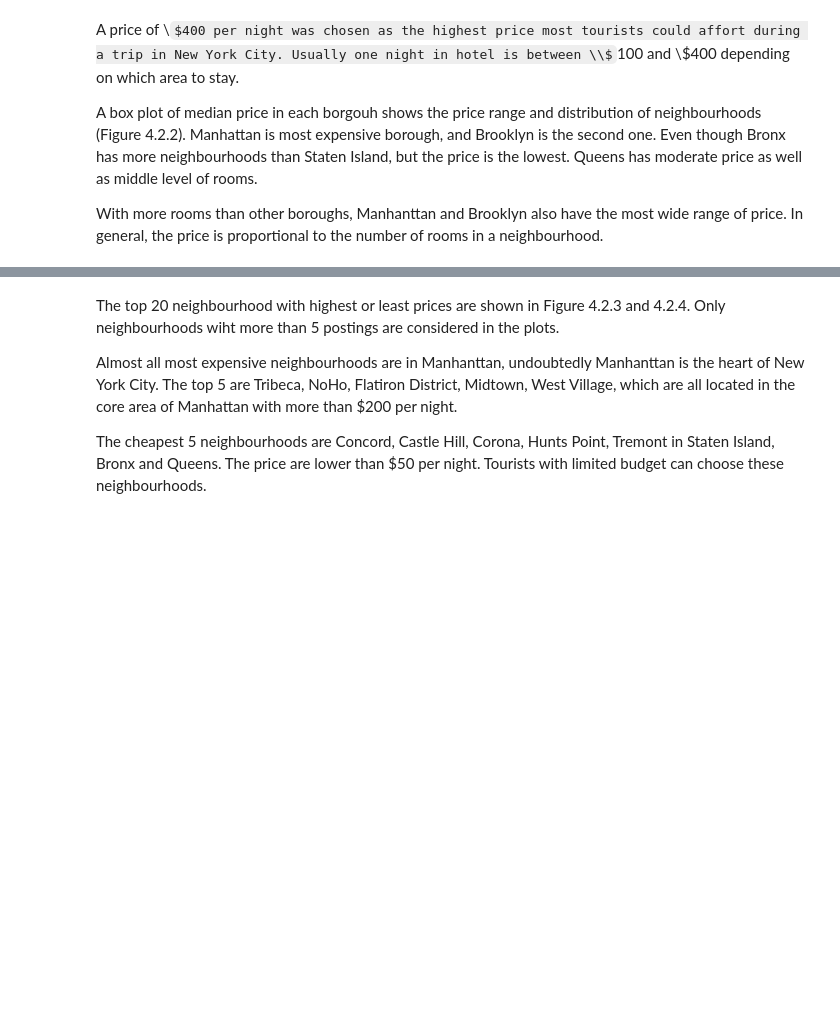
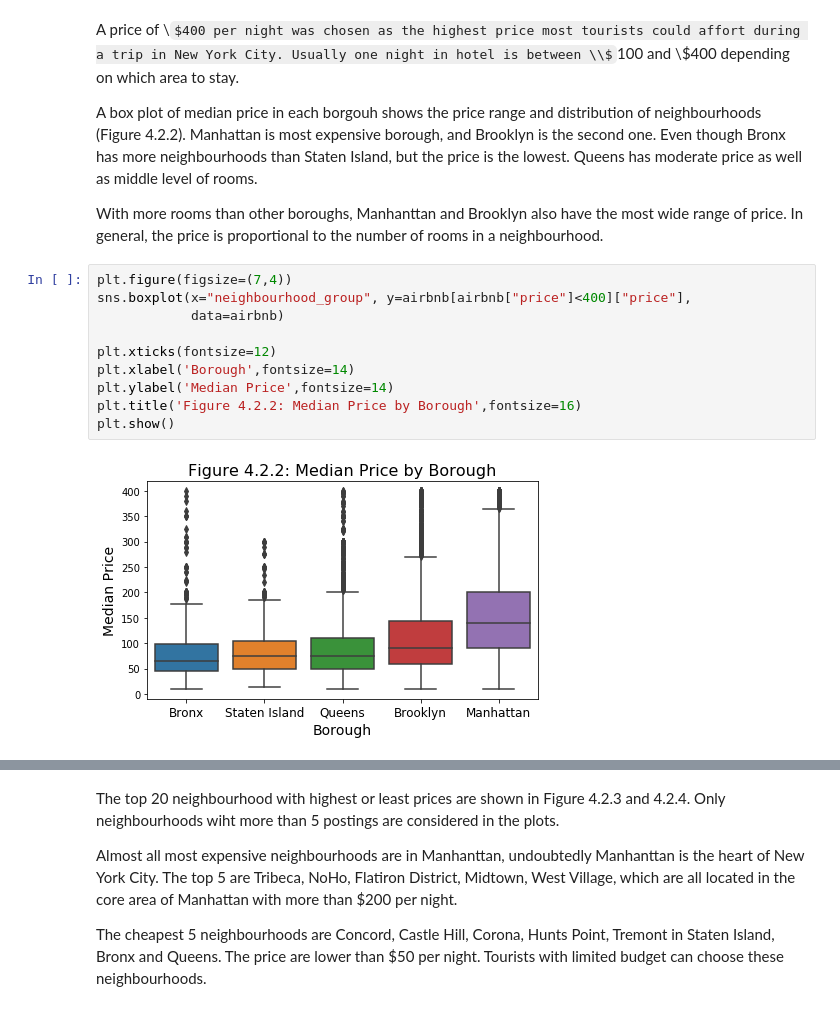
Before and after one commit to MaxYichenWang/NY-Airbnb, a Jupyter notebook: NY_Airbnb_Report.ipynb, the cells around one changed output, grey strips where cells are left out. Cells and saved outputs as stored; diff of their text form; some formulas as TeX source; blank space fills up the shorter version.

```diff
--- a/NY_Airbnb_Report.ipynb
+++ b/NY_Airbnb_Report.ipynb
@@ -116,6 +401,18 @@ A price of \\$400 per night was chosen as the highest price most tourists could
 A box plot of median price in each borgouh shows the price range and distribution of neighbourhoods (Figure 4.2.2). Manhattan is most expensive borough, and Brooklyn is the second one. Even though Bronx has more neighbourhoods than Staten Island, but the price is the lowest. Queens has moderate price as well as middle level of rooms.
 
 With more rooms than other boroughs, Manhanttan and Brooklyn also have the most wide range of price. In general, the price is proportional to the number of rooms in a neighbourhood.
+# %%
+plt.figure(figsize=(7,4))
+sns.boxplot(x="neighbourhood_group", y=airbnb[airbnb["price"]<400]["price"],
+            data=airbnb)
+
+plt.xticks(fontsize=12)
+plt.xlabel('Borough',fontsize=14)
+plt.ylabel('Median Price',fontsize=14)
+plt.title('Figure 4.2.2: Median Price by Borough',fontsize=16)
+plt.show()
+# %% [output]
+[figure, added]
 # %% [markdown]
 <img src="Images/Median Price by Borough.png">
 # %% [markdown]
```
Also changed, not shown: parts of 30 cells of this notebook.
